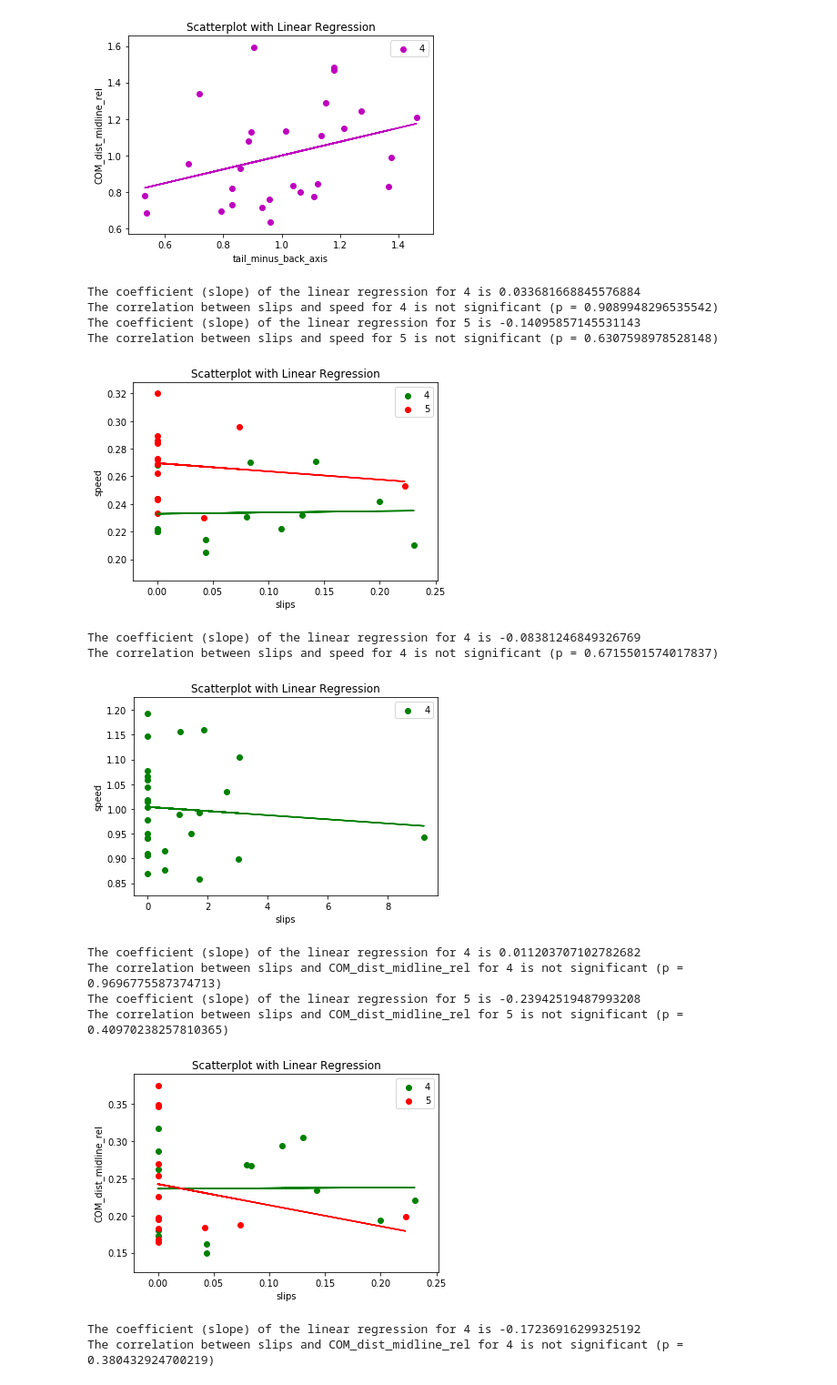
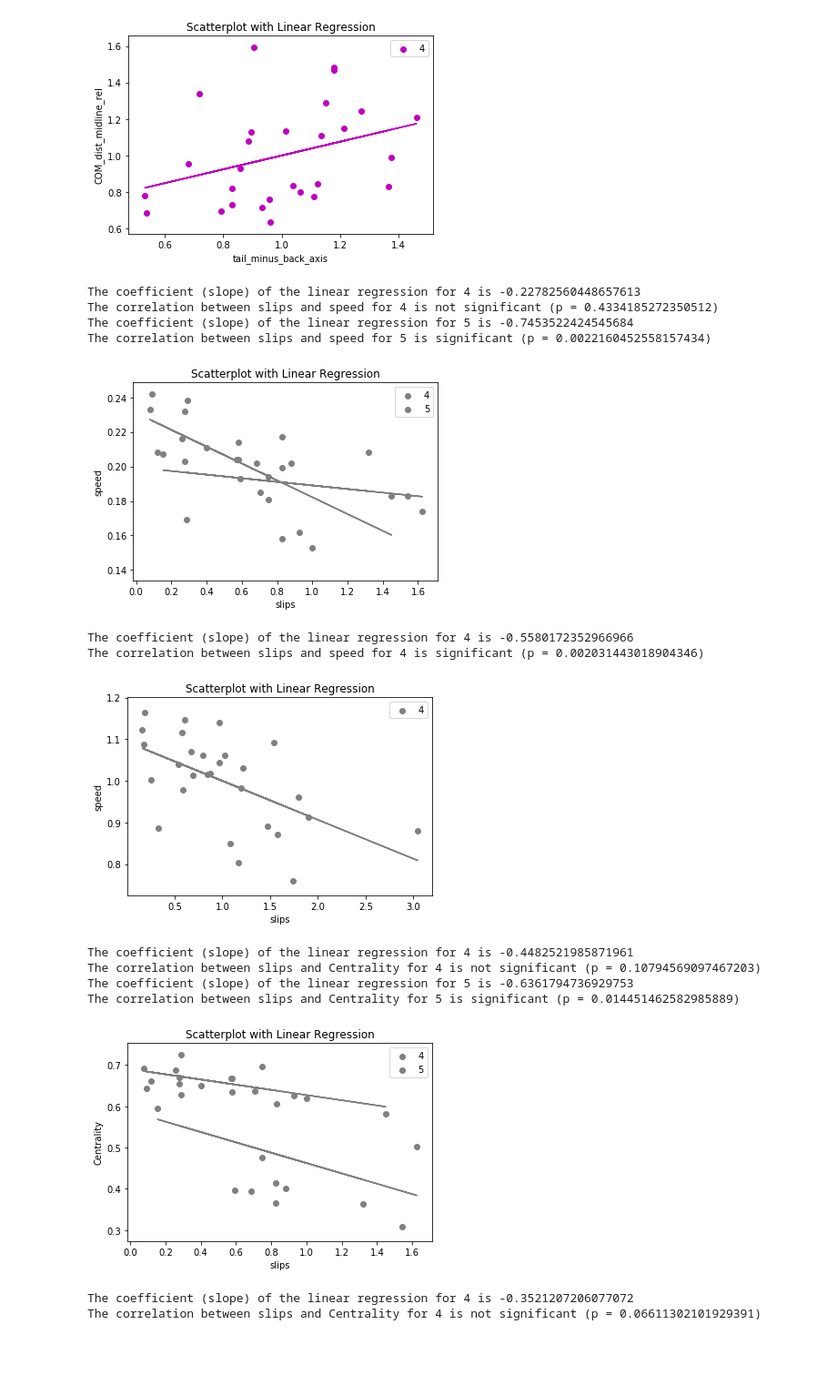
Before and after one commit to salvatoreNRIM/scripts_Tail_Kinematic_Project_JEB_2024, a Jupyter notebook: Scatter_speed_performance_no_pert-final.ipynb, the cells around one changed output. Shown at 91% size. Drawn from its saved outputs; the diff is of its cells as text; code cells hidden in the pictures; blank space fills up the shorter version.

Commit message:
double of function and added centrality
found a double in function firstNonNaN in topcam analysis

```diff
--- a/Scatter_speed_performance_no_pert-final.ipynb
+++ b/Scatter_speed_performance_no_pert-final.ipynb
@@ -57,15 +61,15 @@ def plot_and_print_linreg(nested_x, nested_y, nested_labels, xlabel, ylabel, col
             print(f"The correlation between {xlabel} and {ylabel} for {label} is not significant (p = {p_val})")
 
         # Plot the scatterplot and linear regression line
-        plt.scatter(x, y, color=colors[i], label=label)
-        plt.plot(x, model.predict(x), color=colors[i])
+        plt.scatter(x, y, color=colors, label=label)
+        plt.plot(x, model.predict(x), color=colors)
 
     # Add labels to the plot
     plt.xlabel(xlabel)
     plt.ylabel(ylabel)
     plt.title("Scatterplot with Linear Regression")
     plt.legend()
-    plt.savefig('out_14mm.svg', format='svg', dpi=1200)
+    plt.savefig('out_17mm.svg', format='svg', dpi=1200)
     # Show the plot
     plt.show()
 
@@ -176,6 +167,11 @@ COM_dist_midline_abs = [[0.732, 0.813, 0.761, 0.743, 0.748, 1.274, 1.209, 0.994,
               [0.693, 0.722, 0.879, 0.601, 0.647, 1.073, 0.936, 0.774, 1.069, 1.050, 1.145, 1.267, 1.221, 1.175],
               [0.819, 0.987, 0.996, 0.838, 0.919, 0.909, 0.975, 1.124, 0.941, 1.271, 1.744, 1.873, 1.348, 1.730]]
 
+Centrality = [[0.634, 0.594, 0.620, 0.628, 0.626, 0.363, 0.395, 0.503, 0.309, 0.476, 0.402, 0.397, 0.414, 0.366],
+              [0.668, 0.693, 0.582, 0.637, 0.606, 0.650, 0.643, 0.671, 0.697, 0.662, 0.726, 0.688, 0.667, 0.654],
+              [0.827, 0.820, 0.780, 0.850, 0.838, 0.732, 0.766, 0.806, 0.733, 0.738, 0.714, 0.683, 0.695, 0.706],
+              [0.836, 0.803, 0.801, 0.832, 0.816, 0.818, 0.805, 0.775, 0.812, 0.746, 0.651, 0.625, 0.730, 0.654]]
+
 front_axis = [[4.640, 3.761, 3.649, 4.617, 4.071, 3.991, 4.957, 4.992, 4.102, 4.949, 4.769, 4.072, 5.571, 3.799],
               [4.222, 3.613, 3.843, 3.806, 4.356, 5.075, 4.074, 3.687, 3.554, 5.179, 4.039, 4.047, 4.404, 3.762],
               [4.315, 3.945, 3.421, 3.338, 3.085, 4.088, 4.831, 3.765, 3.936, 4.953, 4.824, 3.400, 3.705, 3.920],
@@ -275,31 +271,33 @@ The correlation between tail_minus_back_axis and COM_dist_midline_rel for 4 is n
 # %%
 # slips = [[0.578947368,0.153846154,1,0.285714286,0.928571429,1.318181818,0.684210526,1.625,1.541666667,0.75,0.88,0.590909091,0.826086957,0.826086957],
 #          [0.578947368,0.076923077,1.45,0.703703704,0.827586207,0.4,0.090909091,0.277777778,0.75,0.12,0.290322581,0.258064516,0.571428571,0.275862069]]
 # speed = [[0.204, 0.207, 0.153, 0.169, 0.162, 0.208, 0.202, 0.174, 0.183, 0.194, 0.202, 0.193, 0.199, 0.217],
 #          [0.214, 0.233, 0.183, 0.185, 0.158, 0.211, 0.242, 0.203, 0.181, 0.208, 0.238, 0.216, 0.204, 0.232]]
 # COM_dist_midline_rel = [[0.366, 0.406, 0.380, 0.372, 0.374, 0.637, 0.605, 0.497, 0.691, 0.524, 0.598, 0.603, 0.586, 0.634],
 #               [0.332, 0.307, 0.418, 0.363, 0.394, 0.350, 0.357, 0.329, 0.303, 0.338, 0.274, 0.312, 0.333, 0.346]]
-widths_beg = 2
-widths_end = 5
-#Extract all plots slips VS performance
+widths_beg = 0
+widths_end = 2
+colors = ['green', 'red', 'magenta', 'gray'] # Add more colors as needed
+
+# #Extract all plots slips VS performance
 plot_and_print_linreg(slips[widths_beg:widths_end], speed[widths_beg:widths_end], labels, 'slips', 'speed', colors[3])
-plot_and_print_linreg([unpack_list(normalize_by_min(slips[widths_beg:widths_end]))], [unpack_list(normalize_by_min(speed[widths_beg:widths_end]))], labels, 'slips', 'speed', colors[0])
+plot_and_print_linreg([unpack_list(normalize_by_min(slips[widths_beg:widths_end]))], [unpack_list(normalize_by_min(speed[widths_beg:widths_end]))], labels, 'slips', 'speed', colors[3])
 
-plot_and_print_linreg(slips[widths_beg:widths_end], COM_dist_midline_rel[widths_beg:widths_end], labels, 'slips', 'COM_dist_midline_rel', colors[0])
-plot_and_print_linreg([unpack_list(normalize_by_min(slips[widths_beg:widths_end]))], [unpack_list(normalize_by_min(COM_dist_midline_rel[widths_beg:widths_end]))], labels, 'slips', 'COM_dist_midline_rel', colors[0])
+plot_and_print_linreg(slips[widths_beg:widths_end], Centrality[widths_beg:widths_end], labels, 'slips', 'Centrality', colors[3])
+plot_and_print_linreg([unpack_list(normalize_by_min(slips[widths_beg:widths_end]))], [unpack_list(normalize_by_min(Centrality[widths_beg:widths_end]))], labels, 'slips', 'Centrality', colors[3])
 # %% [output]
-The coefficient (slope) of the linear regression for 4 is 0.033681668845576884
-The correlation between slips and speed for 4 is not significant (p = 0.9089948296535542)
-The coefficient (slope) of the linear regression for 5 is -0.14095857145531143
-The correlation between slips and speed for 5 is not significant (p = 0.6307598978528148)
+The coefficient (slope) of the linear regression for 4 is -0.22782560448657613
+The correlation between slips and speed for 4 is not significant (p = 0.4334185272350512)
+The coefficient (slope) of the linear regression for 5 is -0.7453522424545684
+The correlation between slips and speed for 5 is significant (p = 0.0022160452558157434)
-[figure, old version]
+[figure, new version]
-The coefficient (slope) of the linear regression for 4 is -0.08381246849326769
-The correlation between slips and speed for 4 is not significant (p = 0.6715501574017837)
+The coefficient (slope) of the linear regression for 4 is -0.5580172352966966
+The correlation between slips and speed for 4 is significant (p = 0.002031443018904346)
-[figure, old version]
+[figure, new version]
-The coefficient (slope) of the linear regression for 4 is 0.011203707102782682
-The correlation between slips and COM_dist_midline_rel for 4 is not significant (p = 0.9696775587374713)
-The coefficient (slope) of the linear regression for 5 is -0.23942519487993208
-The correlation between slips and COM_dist_midline_rel for 5 is not significant (p = 0.40970238257810365)
+The coefficient (slope) of the linear regression for 4 is -0.4482521985871961
+The correlation between slips and Centrality for 4 is not significant (p = 0.10794569097467203)
+The coefficient (slope) of the linear regression for 5 is -0.6361794736929753
+The correlation between slips and Centrality for 5 is significant (p = 0.014451462582985889)
-[figure, old version]
+[figure, new version]
-The coefficient (slope) of the linear regression for 4 is -0.17236916299325192
-The correlation between slips and COM_dist_midline_rel for 4 is not significant (p = 0.380432924700219)
+The coefficient (slope) of the linear regression for 4 is -0.3521207206077072
+The correlation between slips and Centrality for 4 is not significant (p = 0.06611302101929391)
```
Also changed, not shown: parts of 9 cells of this notebook, 42 other files.
